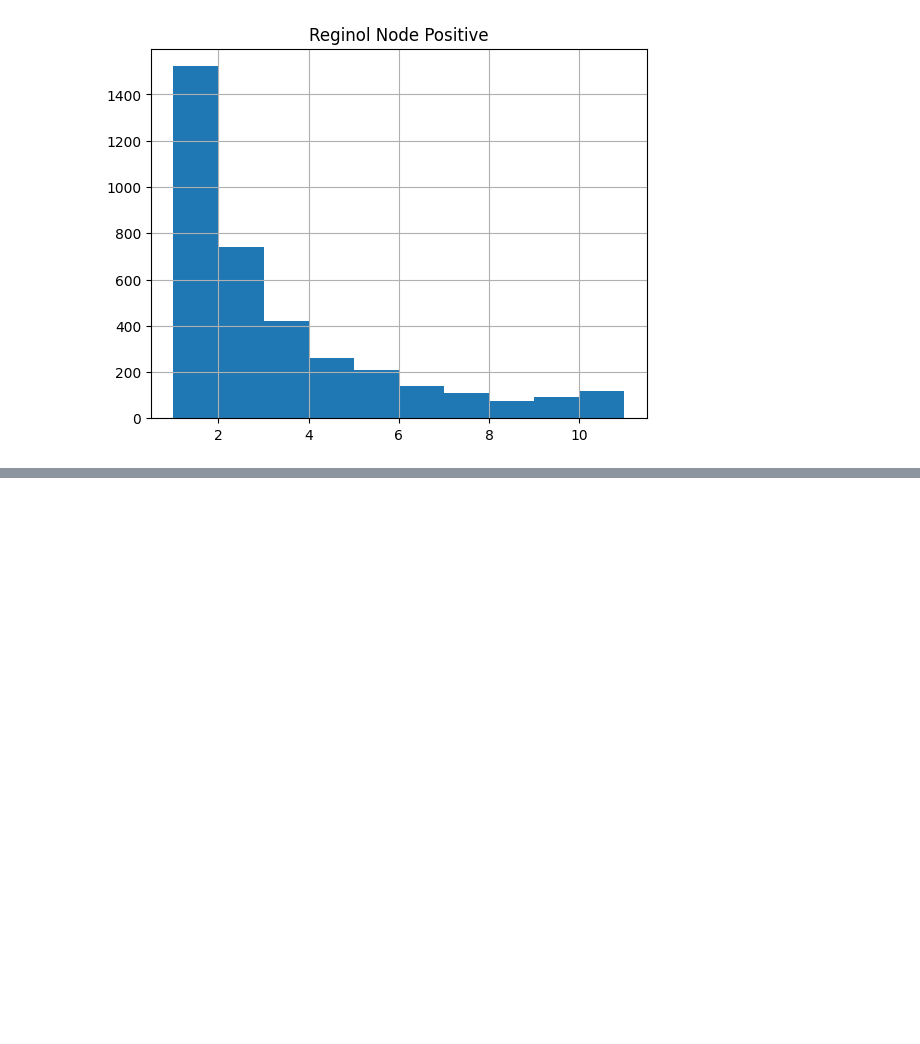
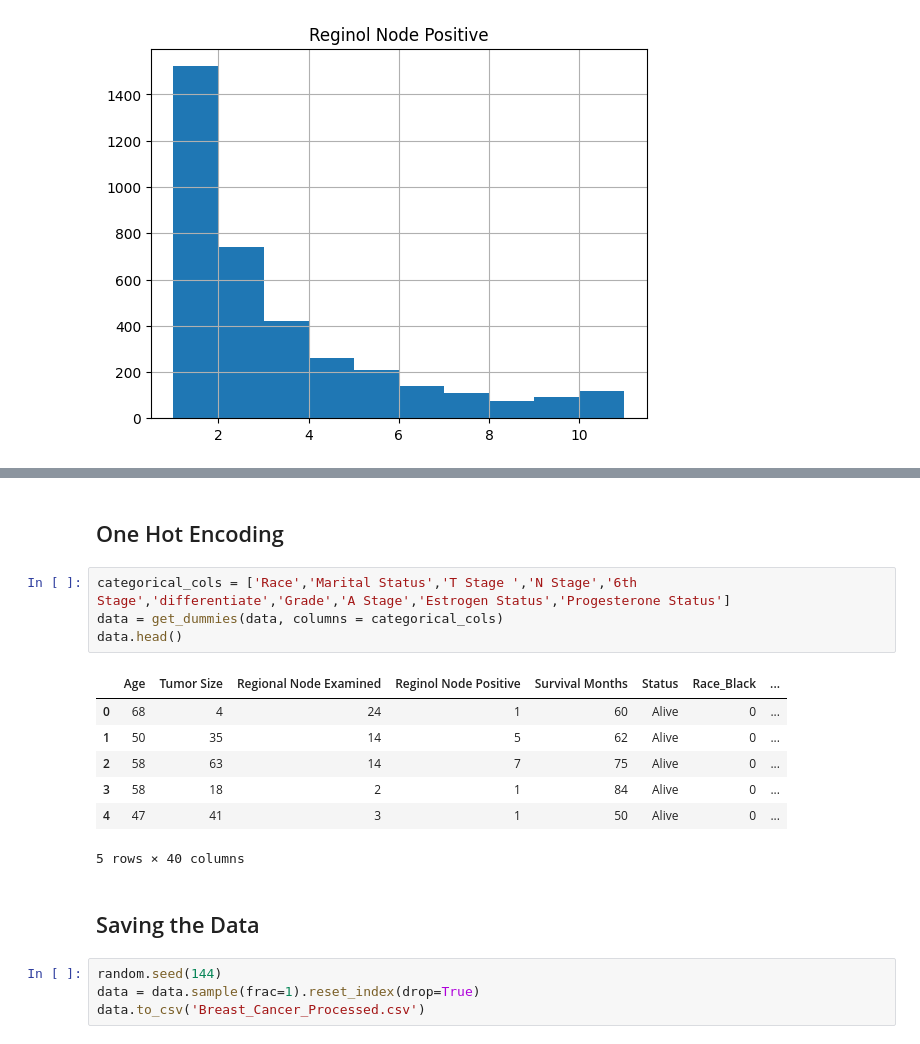
Before and after one commit to zivkovicbogdana/breast-cancer-prediction, a Jupyter notebook: preprocess.ipynb, the cells around one changed output, grey strips where cells are left out. Drawn from its saved outputs; the diff is of its cells as text; blank space fills up the shorter version.

```diff
--- a/preprocess.ipynb
+++ b/preprocess.ipynb
@@ -79,0 +84,20 @@ data[~(small_outliers | big_outliers)].hist(column='Reginol Node Positive');
+# %% [markdown]
+## One Hot Encoding
+# %%
+categorical_cols = ['Race','Marital Status','T Stage ','N Stage','6th Stage','differentiate','Grade','A Stage','Estrogen Status','Progesterone Status']
+data = get_dummies(data, columns = categorical_cols)
+data.head()
+# %% [output]
+|  | Age | Tumor Size | Regional Node Examined | Reginol Node Positive | Survival Months | Status | Race_Black | ... |
+| 0 | 68 | 4 | 24 | 1 | 60 | Alive | 0 | ... |
+| 1 | 50 | 35 | 14 | 5 | 62 | Alive | 0 | ... |
+| 2 | 58 | 63 | 14 | 7 | 75 | Alive | 0 | ... |
+| 3 | 58 | 18 | 2 | 1 | 84 | Alive | 0 | ... |
+| 4 | 47 | 41 | 3 | 1 | 50 | Alive | 0 | ... |
+5 rows × 40 columns
+# %% [markdown]
+## Saving the Data
+# %%
+random.seed(144)
+data = data.sample(frac=1).reset_index(drop=True)
+data.to_csv('Breast_Cancer_Processed.csv')
```
Also changed, not shown: parts of 5 cells of this notebook, 2 other files.
